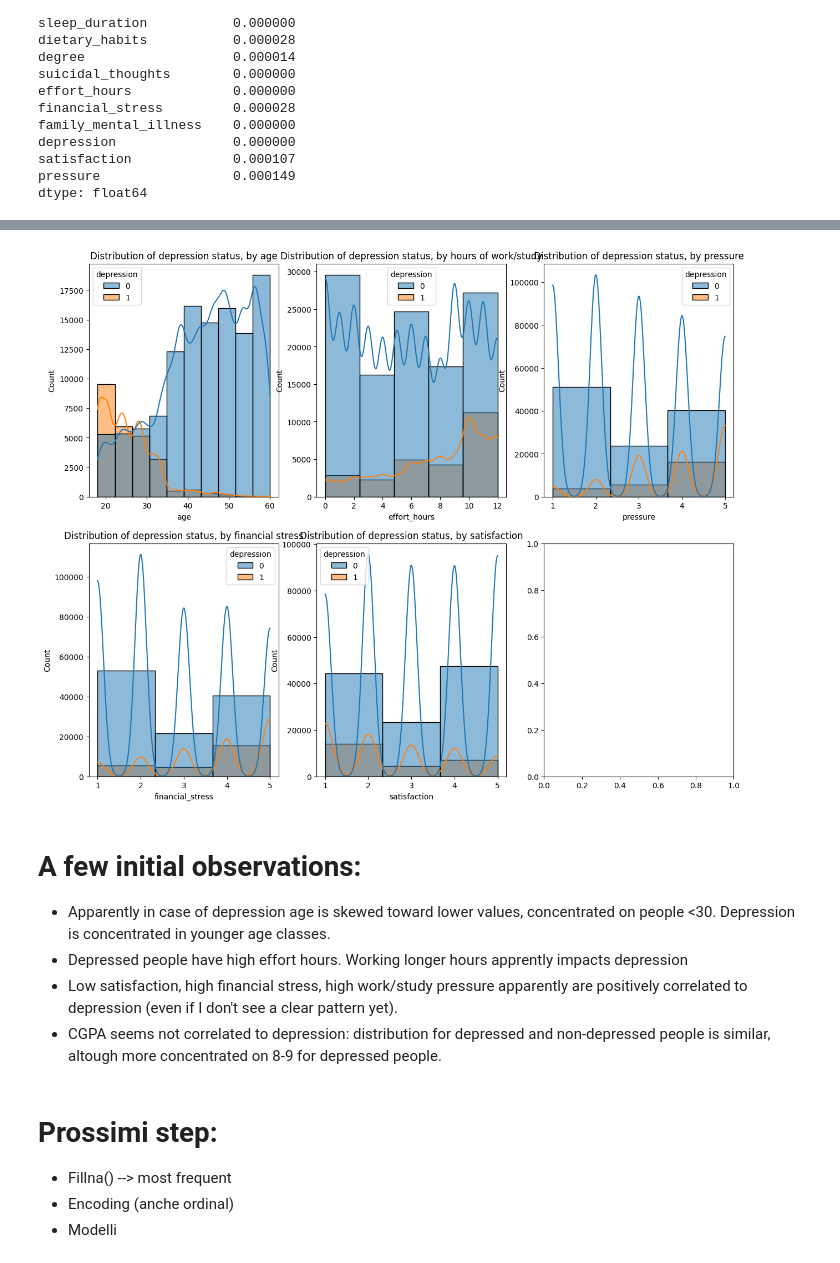
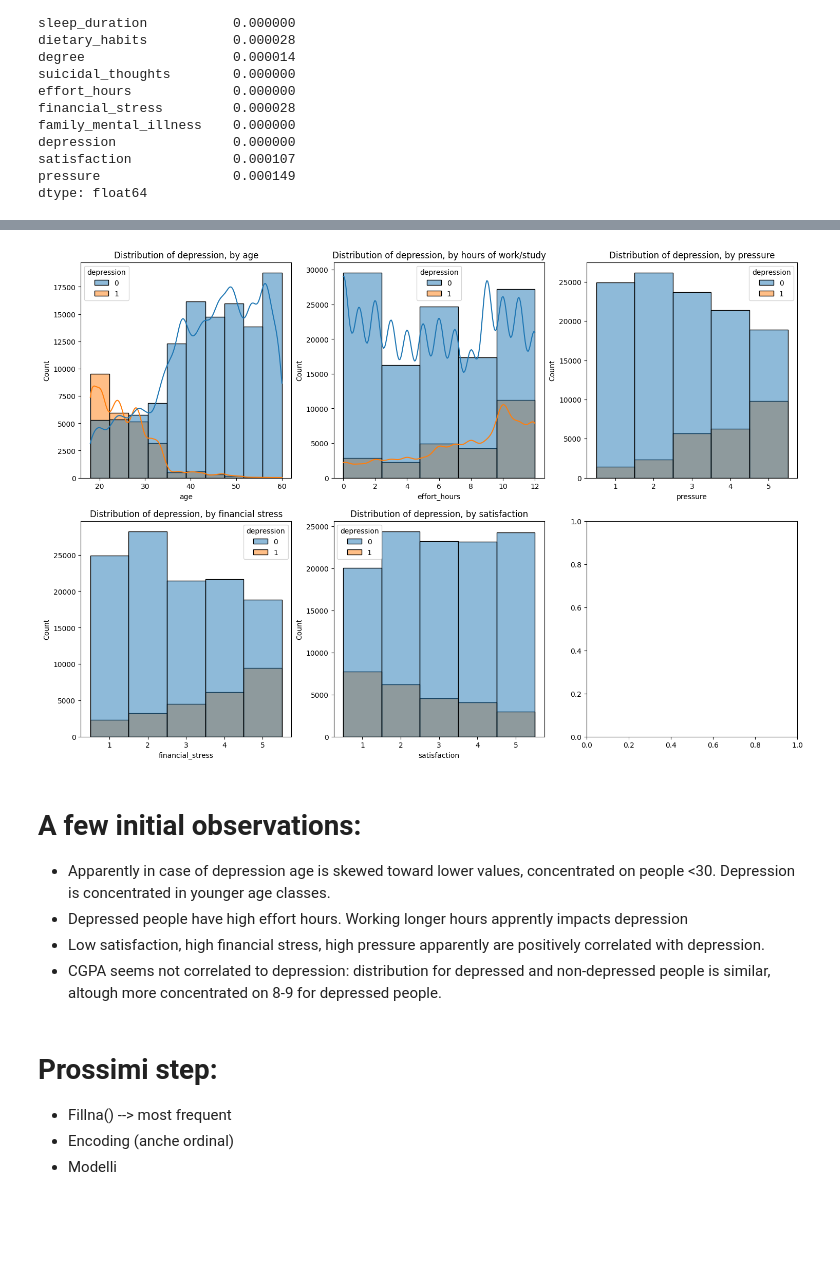
Before and after one commit to sampontiroli/projects, a Jupyter notebook: exploring-mental-health-eda.ipynb, the cells around one changed output, grey strips where cells are left out. Saved outputs shown, nothing was run; the diff lists cells and outputs as text; code cells hidden in the pictures; blank space fills up the shorter version.

```diff
--- a/exploring-mental-health-eda.ipynb
+++ b/exploring-mental-health-eda.ipynb
@@ -1,11 +25,12 @@
 # %%
-#Packages import
+# Python packages for data analysis/tranformation and ML
 
 import numpy as np
 import pandas as pd
 import matplotlib.pyplot as plt
 import seaborn as sns
 import time, json, os
+import geonamescache
 
 from sklearn.model_selection import train_test_split
 from sklearn.preprocessing import MinMaxScaler, OneHotEncoder, OrdinalEncoder
@@ -20,7 +45,11 @@ from sklearn.tree import DecisionTreeClassifier
 
 from sklearn.metrics import f1_score
 
+# Import DuckDB and Polars for data manipulation
+
+import duckdb
+import polars as pl
 
 
-
-plt.rcParams['figure.figsize'] = (15, 12)
+# Setting the size of charts
+plt.rcParams['figure.figsize'] = (18, 12)
@@ -160,7 +164,9 @@ dtype: float64
 # %%
-df = df.drop(['cgpa'], axis = 1)
+# Dropping cgpa and name
+df = df.drop(['cgpa','name'], axis = 1)
 
-df.dropna(subset = ['satisfaction', 'pressure', 'degree', 'dietary_habits', 'financial_stress', 'name'], inplace=True)
+# Dropping satisfaction, pressure, degree, dietary_habits, financial_stress
+df.dropna(subset = ['satisfaction', 'pressure', 'degree', 'dietary_habits', 'financial_stress'], inplace=True)
 
 df.head()
 # %% [output]
@@ -184,5 +192,5 @@ sns.heatmap(df.select_dtypes(include=['number']).corr().round(2),
 # %%
-# Let's draw some histogram
+# I draw histograms to view the distribution by variable
 
 fig, ax = plt.subplots(nrows = 2,
                       ncols = 3)
@@ -195,55 +203,58 @@ sns.histplot(ax = ax[0,0],
              kde = True,
              bins = 10)
 
-ax[0,0].set_title('Distribution of depression status, by age')
+ax[0,0].set_title('Distribution of depression, by age')
 
 
 sns.histplot(ax = ax[0,1],
                    data = df,
                    x = 'effort_hours',
                    hue = 'depression',
                    kde = True,
                    bins = 5)
 
-ax[0,1].set_title('Distribution of depression status, by hours of work/study')
+ax[0,1].set_title('Distribution of depression, by hours of work/study')
 
 
 sns.histplot(ax = ax[0,2],
                    data = df,
                    x = 'pressure',
                    hue = 'depression',
-                   kde = True,
-                   bins = 3)
+                   kde = False,
+                   bins = np.arange(0.5, 6, 1))
 
-ax[0,2].set_title('Distribution of depression status, by pressure')
+ax[0,2].set_xticks(range(1, 6))
+ax[0,2].set_title('Distribution of depression, by pressure')
 
 
 sns.histplot(ax = ax[1,0],
              data = df,
              x = 'financial_stress',
              hue = 'depression',
-             kde = True,
-             bins = 3)
+             kde = False,
+             bins = np.arange(0.5, 6, 1))
 
-ax[1,0].set_title('Distribution of depression status, by financial stress')
+ax[1,0].set_xticks(range(1, 6))
+ax[1,0].set_title('Distribution of depression, by financial stress')
 
 
 sns.histplot(ax = ax[1,1],
              data = df,
              x = 'satisfaction',
              hue = 'depression',
-             kde = True,
-             bins = 3)
+             kde = False,
+             bins = np.arange(0.5, 6, 1))
 
-ax[1,1].set_title('Distribution of depression status, by satisfaction');
+ax[1,1].set_xticks(range(1, 6))
+ax[1,1].set_title('Distribution of depression, by satisfaction');
 # %% [output]
-[figure, old version]
+[figure, new version]
 # %% [markdown]
 # A few initial observations:
 
 * Apparently in case of depression age is skewed toward lower values, concentrated on people <30. Depression is concentrated in younger age classes.
 * Depressed people have high effort hours. Working longer hours apprently impacts depression
-* Low satisfaction, high financial stress, high work/study pressure apparently are positively correlated to depression (even if I don't see a clear pattern yet).
+* Low satisfaction, high financial stress, high pressure apparently are positively correlated with depression.
 * CGPA seems not correlated to depression: distribution for depressed and non-depressed people is similar, altough more concentrated on 8-9 for depressed people.
 # %% [markdown]
 # Prossimi step:
```
Also changed, not shown: parts of 35 cells of this notebook.
